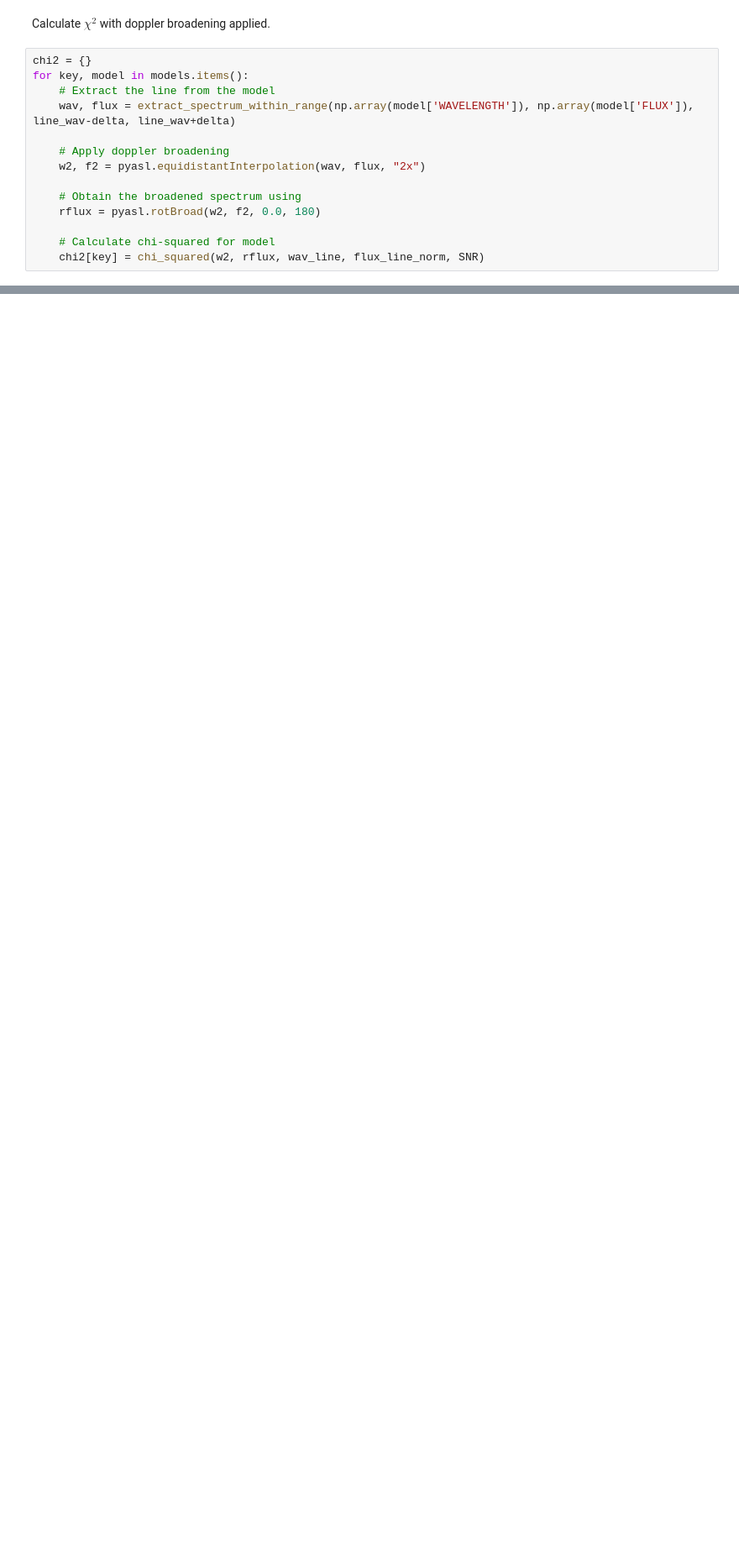
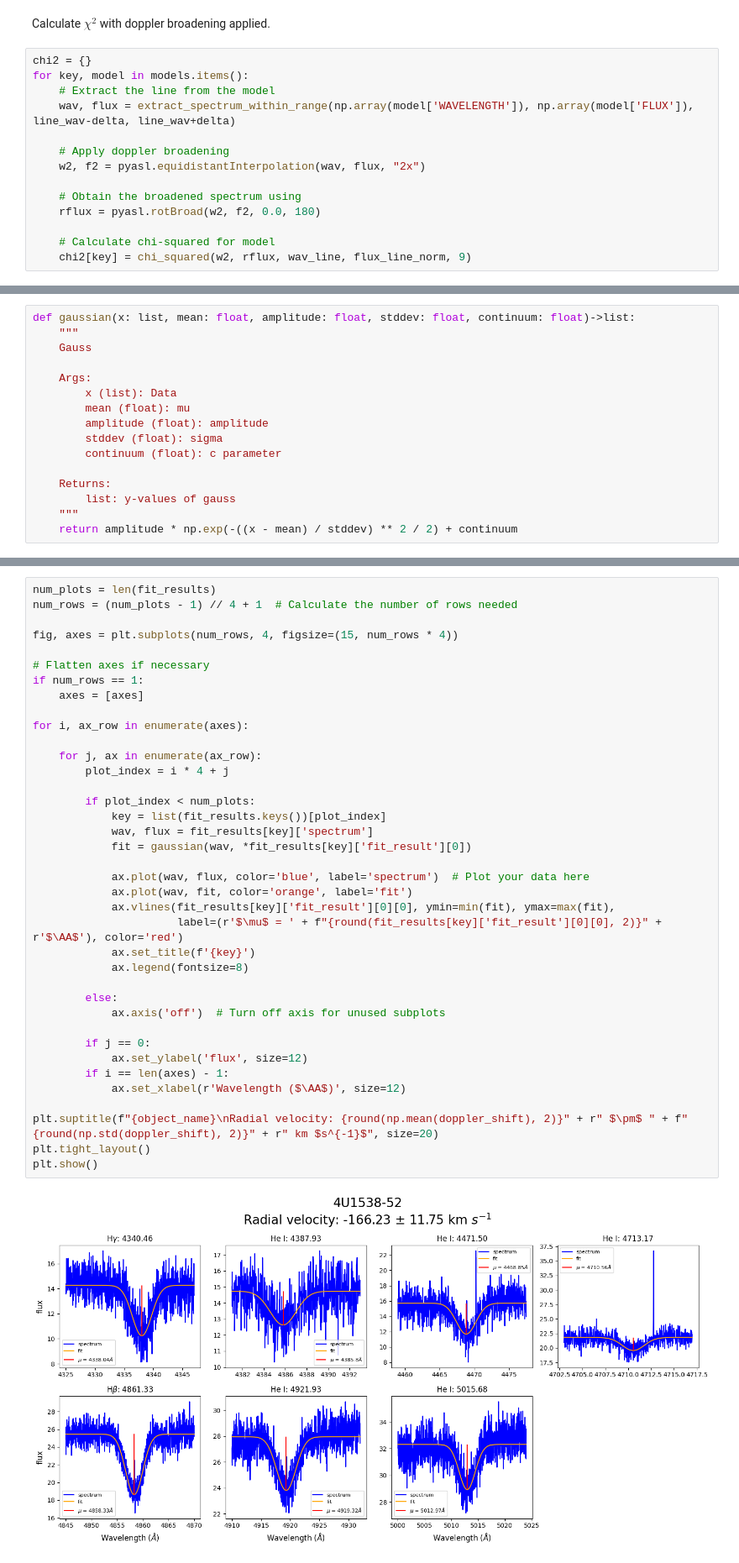
Before and after one commit to LvV210/MasterProject, a Jupyter notebook: ModelFitting/model_fit.ipynb, the cells around one changed output, grey strips where cells are left out. Shown at 84% size. Cells and saved outputs as stored; diff of their text form; blank space fills up the shorter version.

```diff
--- a/ModelFitting/model_fit.ipynb
+++ b/ModelFitting/model_fit.ipynb
@@ -187,7 +204,7 @@ for key, model in models.items():
     rflux = pyasl.rotBroad(w2, f2, 0.0, 180)
 
     # Calculate chi-squared for model
-    chi2[key] = chi_squared(w2, rflux, wav_line, flux_line_norm, SNR)
+    chi2[key] = chi_squared(w2, rflux, wav_line, flux_line_norm, 9)
 # %%
 print(f"The minimum chi-squared: {chi2[min(chi2, key=chi2.get)]}")
 print(f"This is for model: {min(chi2, key=chi2.get)}")
@@ -212,0 +250,16 @@ plt.show()
+# %%
+def gaussian(x: list, mean: float, amplitude: float, stddev: float, continuum: float)->list:
+    """
+    Gauss
+
+    Args:
+        x (list): Data
+        mean (float): mu
+        amplitude (float): amplitude
+        stddev (float): sigma
+        continuum (float): c parameter
+
+    Returns:
+        list: y-values of gauss
+    """
+    return amplitude * np.exp(-((x - mean) / stddev) ** 2 / 2) + continuum
@@ -212,0 +316,40 @@ plt.show()
+# %%
+num_plots = len(fit_results)
+num_rows = (num_plots - 1) // 4 + 1  # Calculate the number of rows needed
+
+fig, axes = plt.subplots(num_rows, 4, figsize=(15, num_rows * 4))
+
+# Flatten axes if necessary
+if num_rows == 1:
+    axes = [axes]
+
+for i, ax_row in enumerate(axes):
+
+    for j, ax in enumerate(ax_row):
+        plot_index = i * 4 + j
+
+        if plot_index < num_plots:
+            key = list(fit_results.keys())[plot_index]
+            wav, flux = fit_results[key]['spectrum']
+            fit = gaussian(wav, *fit_results[key]['fit_result'][0])
+
+            ax.plot(wav, flux, color='blue', label='spectrum')  # Plot your data here
+            ax.plot(wav, fit, color='orange', label='fit')
+            ax.vlines(fit_results[key]['fit_result'][0][0], ymin=min(fit), ymax=max(fit),
+                      label=(r'$\mu$ = ' + f"{round(fit_results[key]['fit_result'][0][0], 2)}" + r'$\AA$'), color='red')
+            ax.set_title(f'{key}')
+            ax.legend(fontsize=8)
+
+        else:
+            ax.axis('off')  # Turn off axis for unused subplots
+
+        if j == 0:
+            ax.set_ylabel('flux', size=12)
+        if i == len(axes) - 1:
+            ax.set_xlabel(r'Wavelength ($\AA$)', size=12)
+
+plt.suptitle(f"{object_name}\nRadial velocity: {round(np.mean(doppler_shift), 2)}" + r" $\pm$ " + f"{round(np.std(doppler_shift), 2)}" + r" km $s^{-1}$", size=20)
+plt.tight_layout()
+plt.show()
+# %% [output]
+[figure, added]
```
Also changed, not shown: parts of 22 cells of this notebook, 1 other file.
